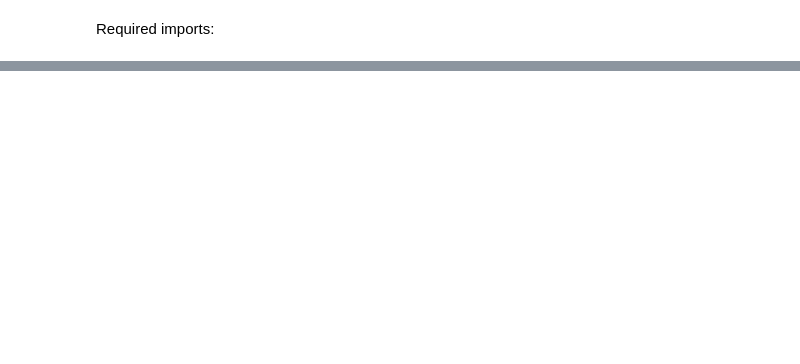
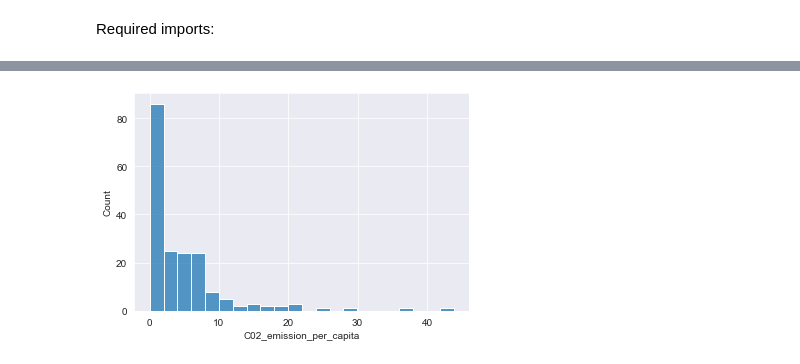
Before and after one commit to Asaf31214/CountryClustering, a Jupyter notebook: notebooks/main.ipynb, the cells around one changed output, grey strips where cells are left out. Cells and saved outputs as stored; diff of their text form; code cells hidden in the pictures; blank space fills up the shorter version.

```diff
--- a/notebooks/main.ipynb
+++ b/notebooks/main.ipynb
@@ -94,0 +116,5 @@ plt.show()
+# %%
+sns.histplot(data=X, x='C02_emission_per_capita')
+plt.show()
+# %% [output]
+[figure, added]
```
Also changed, not shown: parts of 67 cells of this notebook.
